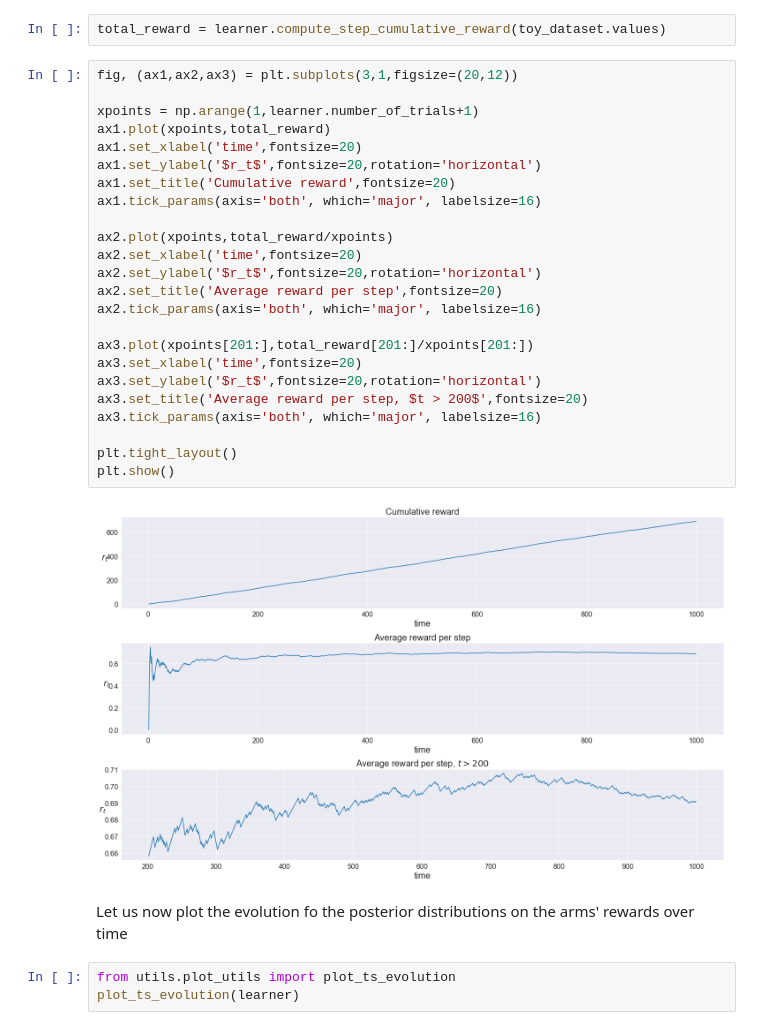
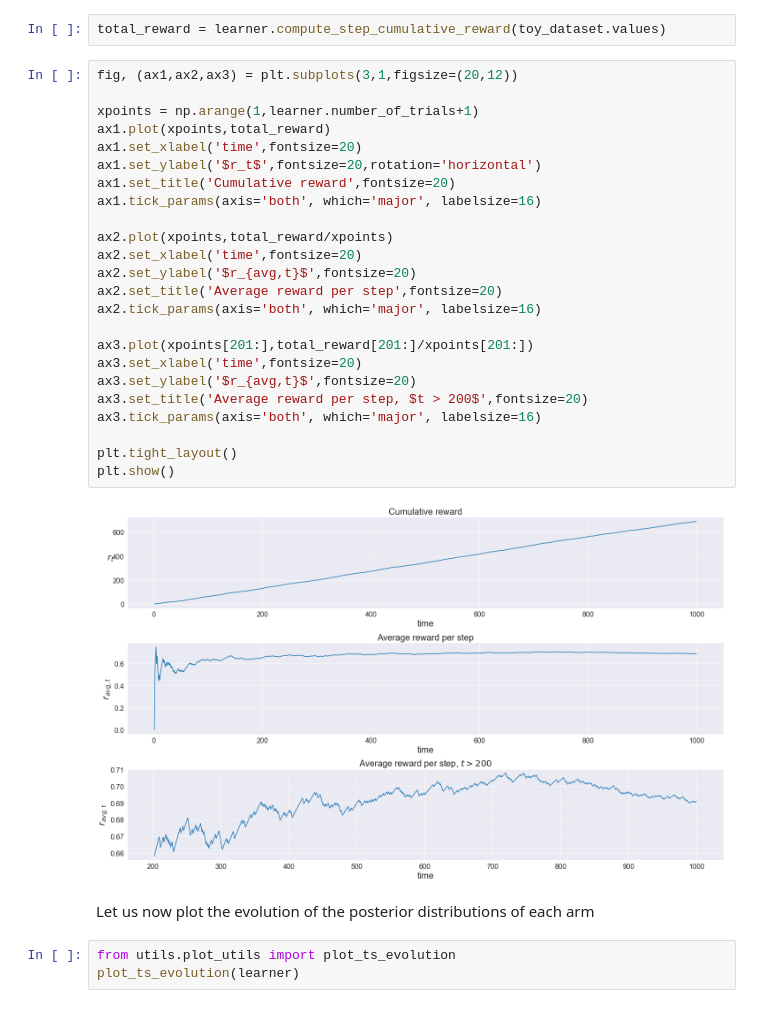
Before and after one commit to Fracappo87/RL, a Jupyter notebook: examples/K-armed_bandit_algorithms.ipynb, the cells around one changed output. Cells and saved outputs as stored; diff of their text form.

```diff
--- a/examples/K-armed_bandit_algorithms.ipynb
+++ b/examples/K-armed_bandit_algorithms.ipynb
@@ -653,31 +806,31 @@ total_reward = learner.compute_step_cumulative_reward(toy_dataset.values)
 # %%
 fig, (ax1,ax2,ax3) = plt.subplots(3,1,figsize=(20,12))
 
 xpoints = np.arange(1,learner.number_of_trials+1)
 ax1.plot(xpoints,total_reward)
 ax1.set_xlabel('time',fontsize=20)
 ax1.set_ylabel('$r_t$',fontsize=20,rotation='horizontal')
 ax1.set_title('Cumulative reward',fontsize=20)
 ax1.tick_params(axis='both', which='major', labelsize=16)
 
 ax2.plot(xpoints,total_reward/xpoints)
 ax2.set_xlabel('time',fontsize=20)
-ax2.set_ylabel('$r_t$',fontsize=20,rotation='horizontal')
+ax2.set_ylabel('$r_{avg,t}$',fontsize=20)
 ax2.set_title('Average reward per step',fontsize=20)
 ax2.tick_params(axis='both', which='major', labelsize=16)
 
 ax3.plot(xpoints[201:],total_reward[201:]/xpoints[201:])
 ax3.set_xlabel('time',fontsize=20)
-ax3.set_ylabel('$r_t$',fontsize=20,rotation='horizontal')
+ax3.set_ylabel('$r_{avg,t}$',fontsize=20)
 ax3.set_title('Average reward per step, $t > 200$',fontsize=20)
 ax3.tick_params(axis='both', which='major', labelsize=16)
 
 plt.tight_layout()
 plt.show()
 # %% [output]
-[figure, old version]
+[figure, new version]
 # %% [markdown]
-Let us now plot the evolution fo the posterior distributions on the arms' rewards over time
+Let us now plot the evolution of the posterior distributions of each arm
 # %%
 from utils.plot_utils import plot_ts_evolution
 plot_ts_evolution(learner)
```
Also changed, not shown: parts of 30 cells of this notebook, 7 other files.
